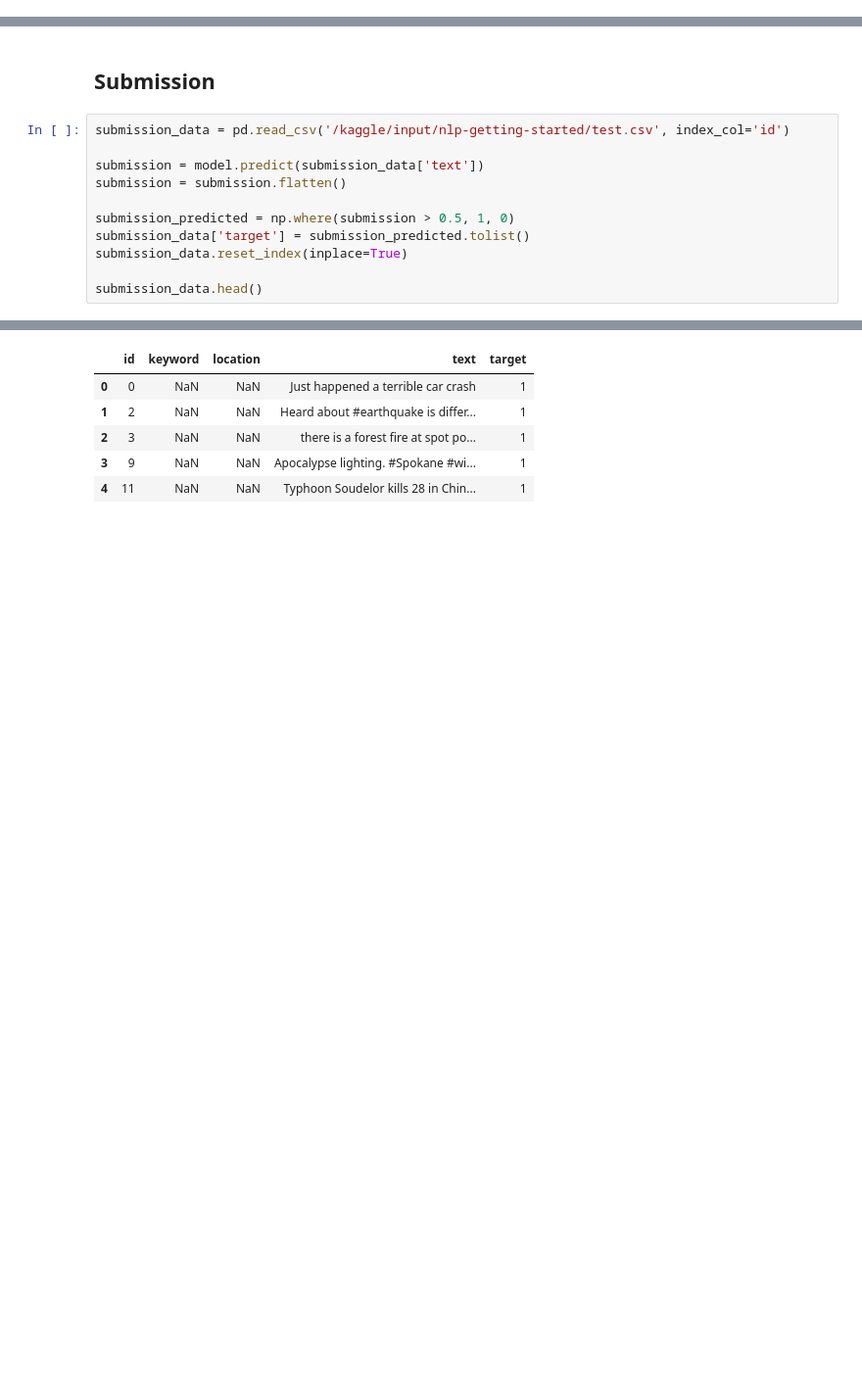
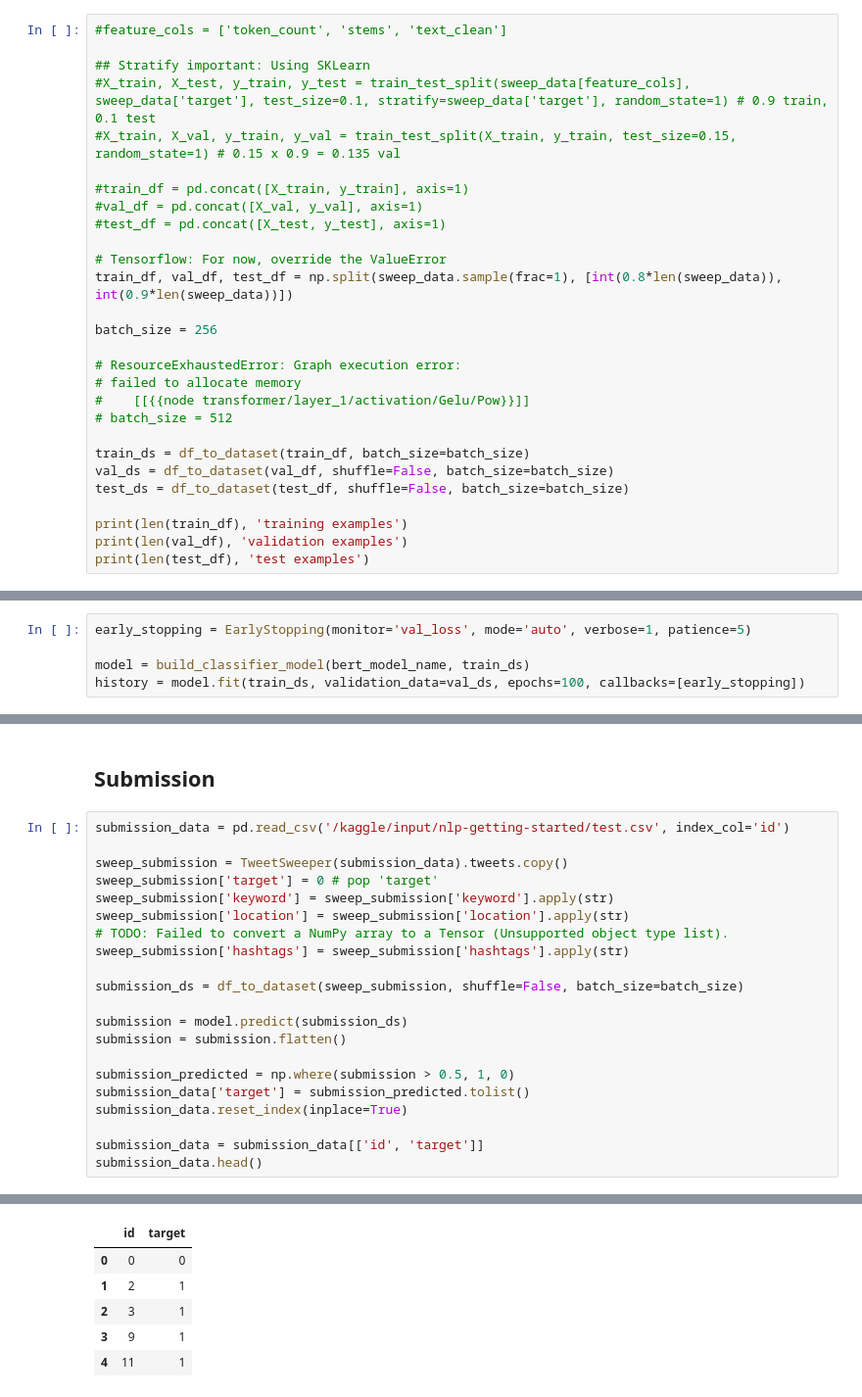
Before and after one commit to msusol/kaggle, a Jupyter notebook: notebooks/disaster-tweet-classification-tensorflow.ipynb, the cells around one changed output, grey strips where cells are left out. Shown at 98% size. Cells and saved outputs as stored; diff of their text form; blank space fills up the shorter version.

Commit message:
update model

```diff
--- a/notebooks/disaster-tweet-classification-tensorflow.ipynb
+++ b/notebooks/disaster-tweet-classification-tensorflow.ipynb
@@ -278,0 +557,28 @@ print('[F1]  Train: %.3f, Val: %.3f' % (train_f1, val_f1))
+# %%
+#feature_cols = ['token_count', 'stems', 'text_clean']
+
+## Stratify important: Using SKLearn
+#X_train, X_test, y_train, y_test = train_test_split(sweep_data[feature_cols], sweep_data['target'], test_size=0.1, stratify=sweep_data['target'], random_state=1) # 0.9 train, 0.1 test
+#X_train, X_val, y_train, y_val = train_test_split(X_train, y_train, test_size=0.15, random_state=1) # 0.15 x 0.9 = 0.135 val
+
+#train_df = pd.concat([X_train, y_train], axis=1)
+#val_df = pd.concat([X_val, y_val], axis=1)
+#test_df = pd.concat([X_test, y_test], axis=1)
+
+# Tensorflow: For now, override the ValueError
+train_df, val_df, test_df = np.split(sweep_data.sample(frac=1), [int(0.8*len(sweep_data)), int(0.9*len(sweep_data))])
+
+batch_size = 256
+
+# ResourceExhaustedError: Graph execution error:
+# failed to allocate memory
+# 	 [[{{node transformer/layer_1/activation/Gelu/Pow}}]]
+# batch_size = 512
+
+train_ds = df_to_dataset(train_df, batch_size=batch_size)
+val_ds = df_to_dataset(val_df, shuffle=False, batch_size=batch_size)
+test_ds = df_to_dataset(test_df, shuffle=False, batch_size=batch_size)
+
+print(len(train_df), 'training examples')
+print(len(val_df), 'validation examples')
+print(len(test_df), 'test examples')
@@ -278,0 +589,5 @@ print('[F1]  Train: %.3f, Val: %.3f' % (train_f1, val_f1))
+# %%
+early_stopping = EarlyStopping(monitor='val_loss', mode='auto', verbose=1, patience=5)
+
+model = build_classifier_model(bert_model_name, train_ds)
+history = model.fit(train_ds, validation_data=val_ds, epochs=100, callbacks=[early_stopping])
@@ -329,12 +673,22 @@ f1: 74.9%
 # %%
 submission_data = pd.read_csv('/kaggle/input/nlp-getting-started/test.csv', index_col='id')
 
-submission = model.predict(submission_data['text'])
+sweep_submission = TweetSweeper(submission_data).tweets.copy()
+sweep_submission['target'] = 0 # pop 'target'
+sweep_submission['keyword'] = sweep_submission['keyword'].apply(str)
+sweep_submission['location'] = sweep_submission['location'].apply(str)
+# TODO: Failed to convert a NumPy array to a Tensor (Unsupported object type list).
+sweep_submission['hashtags'] = sweep_submission['hashtags'].apply(str)
+
+submission_ds = df_to_dataset(sweep_submission, shuffle=False, batch_size=batch_size)
+
+submission = model.predict(submission_ds)
 submission = submission.flatten()
 
 submission_predicted = np.where(submission > 0.5, 1, 0)
 submission_data['target'] = submission_predicted.tolist()
 submission_data.reset_index(inplace=True)
 
+submission_data = submission_data[['id', 'target']]
 submission_data.head()
 # %% [output]
@@ -342,7 +696,7 @@ submission_data.head()
-|  | id | keyword | location | text | target |
-| 0 | 0 | NaN | NaN | Just happened a terrible car crash | 1 |
-| 1 | 2 | NaN | NaN | Heard about #earthquake is differ... | 1 |
-| 2 | 3 | NaN | NaN | there is a forest fire at spot po... | 1 |
-| 3 | 9 | NaN | NaN | Apocalypse lighting. #Spokane #wi... | 1 |
-| 4 | 11 | NaN | NaN | Typhoon Soudelor kills 28 in Chin... | 1 |
+|  | id | target |
+| 0 | 0 | 0 |
+| 1 | 2 | 1 |
+| 2 | 3 | 1 |
+| 3 | 9 | 1 |
+| 4 | 11 | 1 |
 # %%
```
Also changed, not shown: parts of 38 cells of this notebook, 1 other file.
